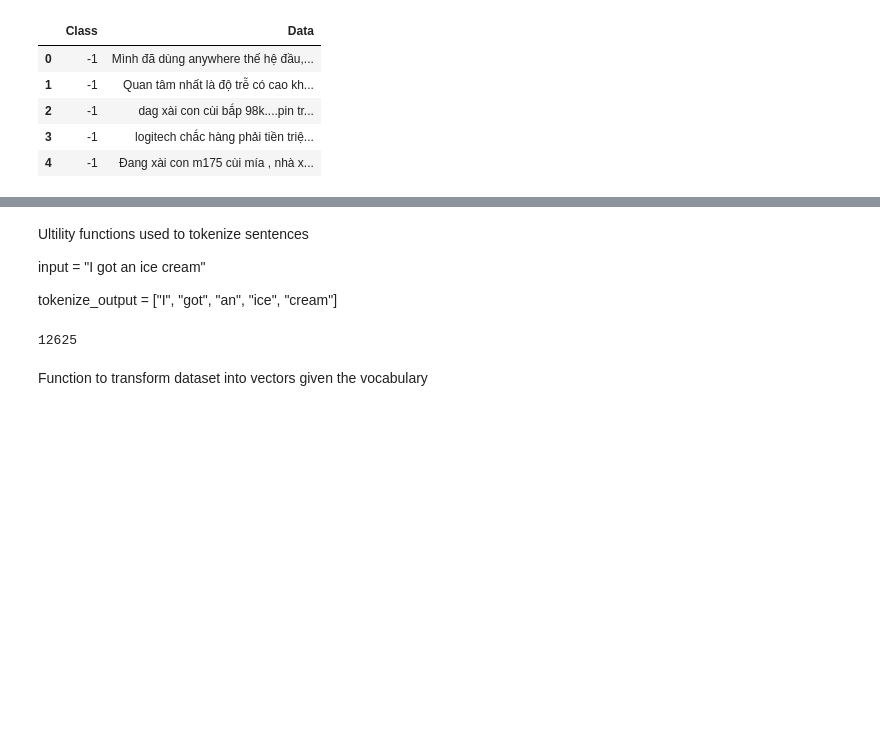
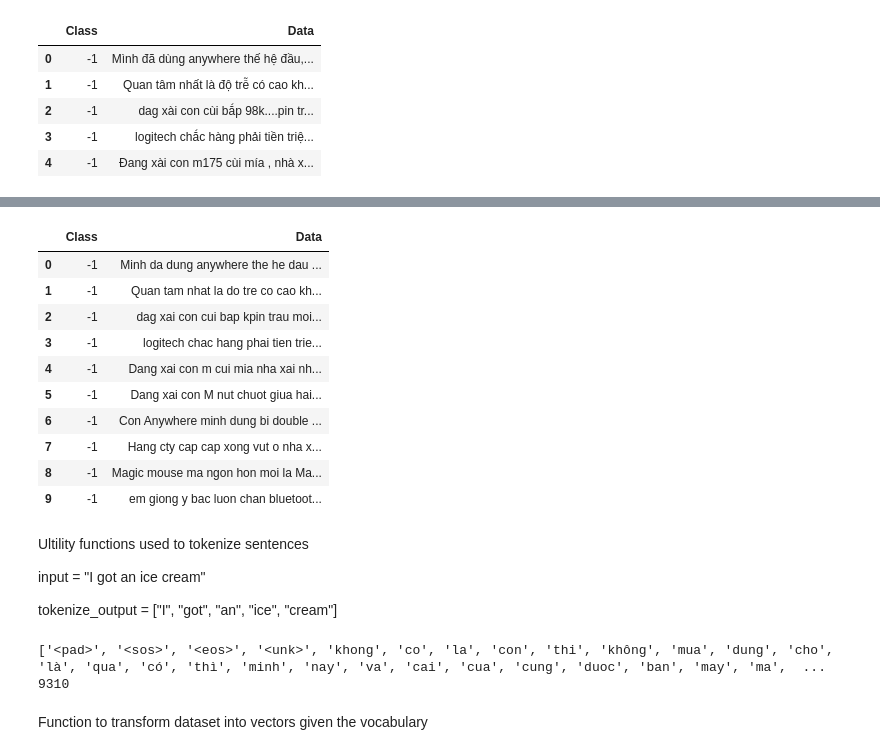
Before and after one commit to chymchym1905/Lab6-W2V--LSTM--CRNN--Sentiment-Analysis, a Jupyter notebook: RNN.ipynb, the cells around one changed output, grey strips where cells are left out. Saved outputs shown, nothing was run; the diff lists cells and outputs as text; code cells hidden in the pictures; blank space fills up the shorter version.

```diff
--- a/RNN.ipynb
+++ b/RNN.ipynb
@@ -55,3 +54,38 @@ from tqdm import tqdm
+# %%
+with open('vietnamese-stopwords.txt', 'r', encoding='utf-8') as file:
+    stopwords = file.read()
+def clean_text(text):
+    # remove hyperlinks
+    text = re.compile(r'^https?://', re.IGNORECASE).sub(r'', text)
+    # remove numbers and characters
+    text = re.sub(r"[0-9!@#$%^&*()_+\[\]{}|\\;':\"\',./<>?]", "", text)
+    # remove punctuation
+    text = RegexpTokenizer(r'\w+').tokenize(text)
+    text = " ".join(text)
+    # # remove stopwords
+    # text = ViTokenizer.tokenize(text)
+    # text = text.split()
+    # text = [w for w in text if not w in stopwords.split('\n')]
+    # text = " ".join(text)
+    return text
+# %%
+df_train['Data'] = df_train['Data'].apply(clean_text)
+df_test['Data'] = df_test['Data'].apply(clean_text)
+# %%
+pd.set_option('max_colwidth', 150)
+df_train.head(10)
+# %% [output]
+|  | Class | Data |
+| 0 | -1 | Minh da dung anywhere the he dau ... |
+| 1 | -1 | Quan tam nhat la do tre co cao kh... |
+| 2 | -1 | dag xai con cui bap kpin trau moi... |
+| 3 | -1 | logitech chac hang phai tien trie... |
+| 4 | -1 | Dang xai con m cui mia nha xai nh... |
+| 5 | -1 | Dang xai con M nut chuot giua hai... |
+| 6 | -1 | Con Anywhere minh dung bi double ... |
+| 7 | -1 | Hang cty cap cap xong vut o nha x... |
+| 8 | -1 | Magic mouse ma ngon hon moi la Ma... |
+| 9 | -1 | em giong y bac luon chan bluetoot... |
 # %% [markdown]
 Ultility functions used to tokenize sentences
 
@@ -81,6 +109,8 @@ vocab = build_vocab_from_iterator(
 vocab.set_default_index(vocab['<unk>'])
 # %%
 vocabsize = len(vocab)
+print(vocab.get_itos()[:45])
 print(vocabsize)
 # %% [output]
-12625
+['<pad>', '<sos>', '<eos>', '<unk>', 'khong', 'co', 'la', 'con', 'thi', 'không', 'mua', 'dung', 'cho', 'là', 'qua', 'có', 'thì', 'minh', 'nay', 'va', 'cai', 'cua', 'cung', 'duoc', 'ban', 'may', 'ma',  ...
+9310
```
Also changed, not shown: parts of 16 cells of this notebook, 28 other files.
